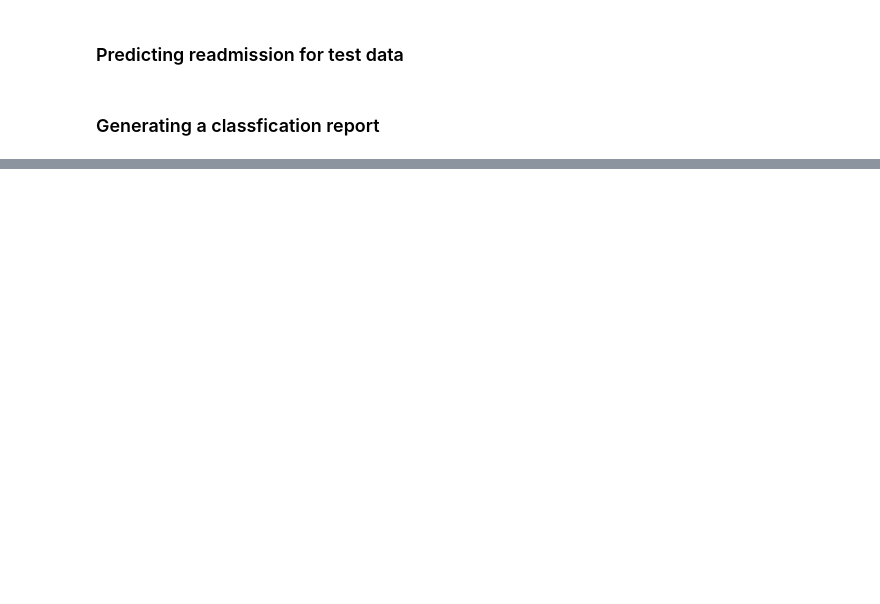
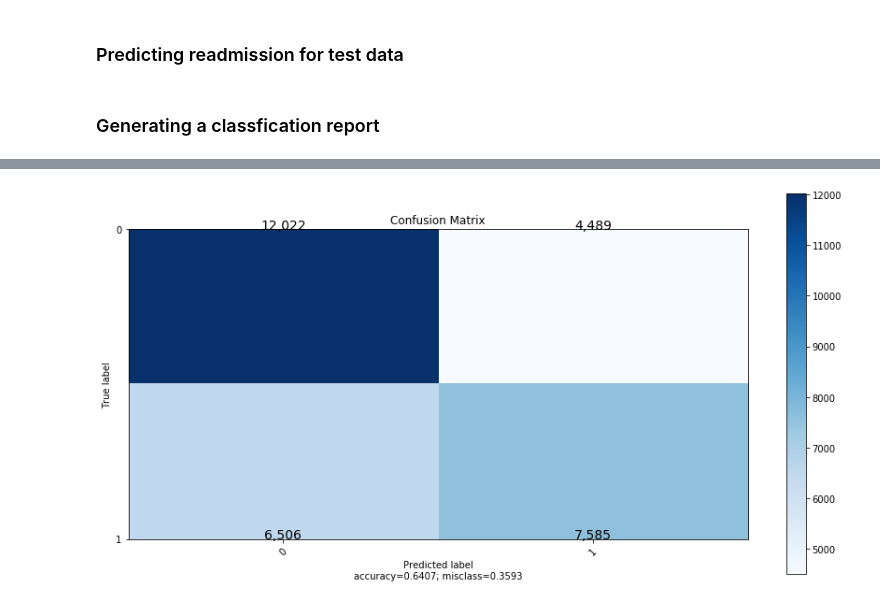
Before and after one commit to Laxman-Kumar/Hospital-Readmission-based-on-DiabetesData, a Jupyter notebook: Hospital Readmission - Multilayer Perceptron and SVM.ipynb, the cells around one changed output, grey strips where cells are left out. Saved outputs shown, nothing was run; the diff lists cells and outputs as text; code cells hidden in the pictures; blank space fills up the shorter version.

```diff
--- a/Hospital Readmission - Multilayer Perceptron and SVM.ipynb
+++ b/Hospital Readmission - Multilayer Perceptron and SVM.ipynb
@@ -254,7 +264,7 @@ mlp2 = classification.MultilayerPerceptronClassifier(seed=0,
                                                      blockSize=64).\
                                                      setMaxIter(200).\
                                                      setFeaturesCol('assembled_inputs').\
-                                                     setLayers([1*1541, 512, 2])
+                                                     setLayers([1*1524, 512, 2])
 
 mlp2_model = Pipeline(stages=[mlp2]).fit(train_data)
 # %%
@@ -281,8 +318,9 @@ print(classification_report(y_true, y_pred))
 # %%
 from sklearn.metrics import confusion_matrix
 cm =confusion_matrix(y_true, y_pred)
-cm2_3 = confusion_matrix(y_pred=y_pred, y_true=y_true)
-plot_confusion_matrix(cm           = cm2_3,
+plot_confusion_matrix(cm           = cm,
                       normalize    = False,
                       target_names = ["0","1"],
                       title        = "Confusion Matrix")
+# %% [output]
+[figure, added]
```
Also changed, not shown: parts of 12 cells of this notebook.
